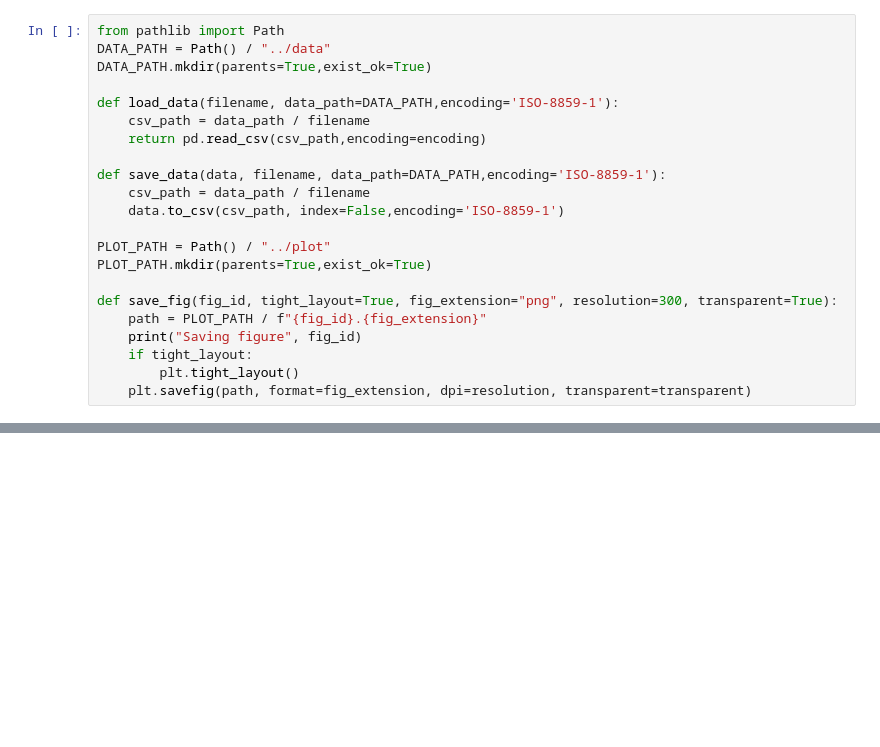
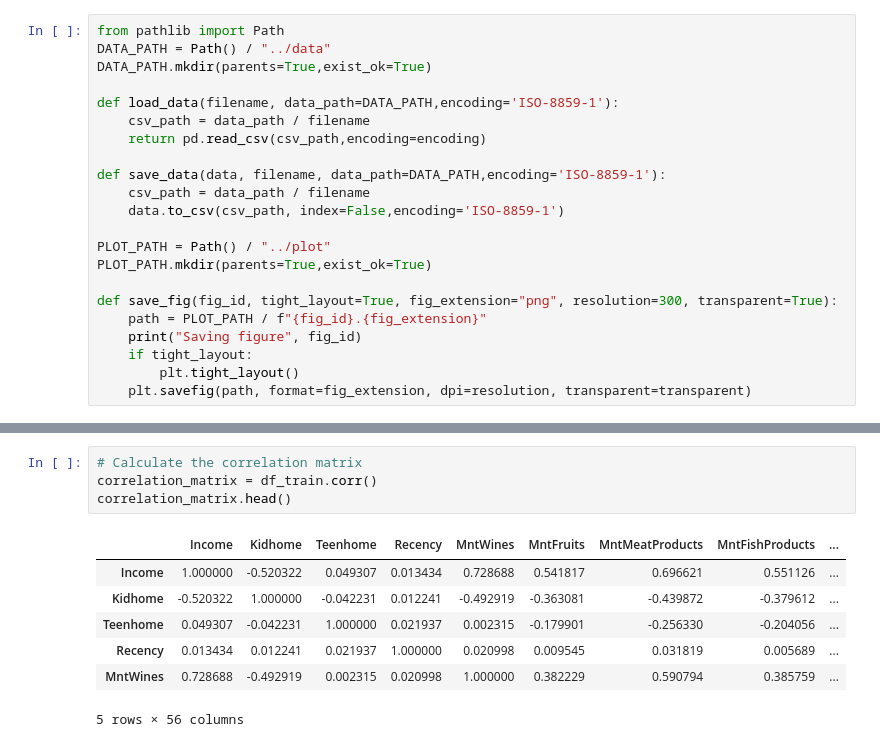
Before and after one commit to McGill-MMA-EnterpriseAnalytics/Marketing-Campaign-Analytics, a Jupyter notebook: modelling/campaign success model.ipynb, the cells around one changed output, grey strips where cells are left out. Saved outputs shown, nothing was run; the diff lists cells and outputs as text; blank space fills up the shorter version.

```diff
--- a/modelling/campaign success model.ipynb
+++ b/modelling/campaign success model.ipynb
@@ -41,0 +73,12 @@ def save_fig(fig_id, tight_layout=True, fig_extension="png", resolution=300, tra
+# %%
+# Calculate the correlation matrix
+correlation_matrix = df_train.corr()
+correlation_matrix.head()
+# %% [output]
+|  | Income | Kidhome | Teenhome | Recency | MntWines | MntFruits | MntMeatProducts | MntFishProducts | ... |
+| Income | 1.000000 | -0.520322 | 0.049307 | 0.013434 | 0.728688 | 0.541817 | 0.696621 | 0.551126 | ... |
+| Kidhome | -0.520322 | 1.000000 | -0.042231 | 0.012241 | -0.492919 | -0.363081 | -0.439872 | -0.379612 | ... |
+| Teenhome | 0.049307 | -0.042231 | 1.000000 | 0.021937 | 0.002315 | -0.179901 | -0.256330 | -0.204056 | ... |
+| Recency | 0.013434 | 0.012241 | 0.021937 | 1.000000 | 0.020998 | 0.009545 | 0.031819 | 0.005689 | ... |
+| MntWines | 0.728688 | -0.492919 | 0.002315 | 0.020998 | 1.000000 | 0.382229 | 0.590794 | 0.385759 | ... |
+5 rows × 56 columns
```
Also changed, not shown: parts of 9 cells of this notebook, 5 other files.
